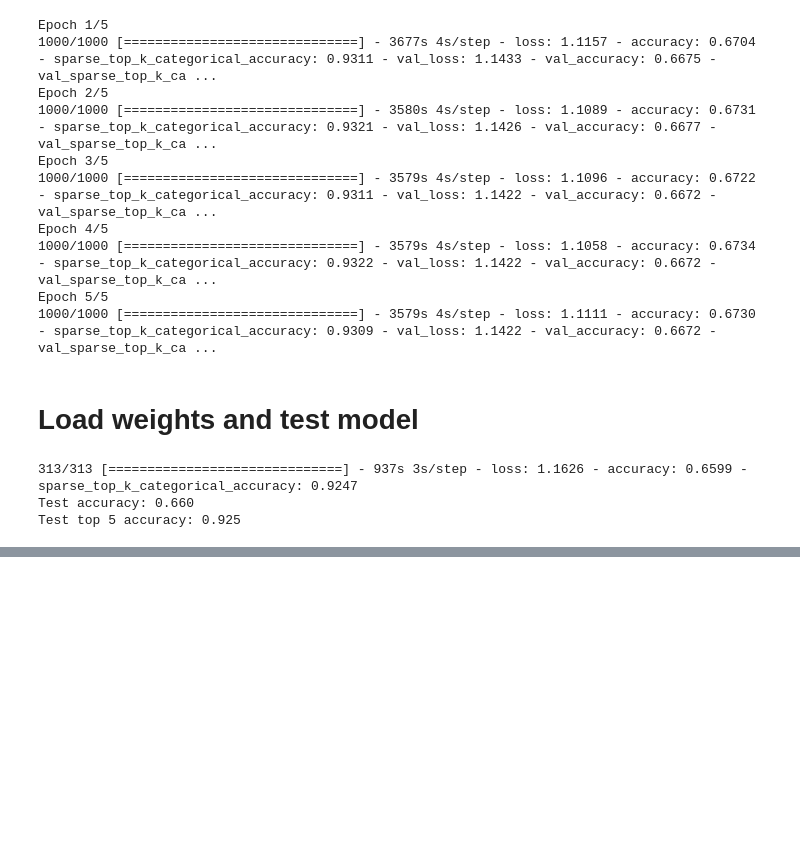
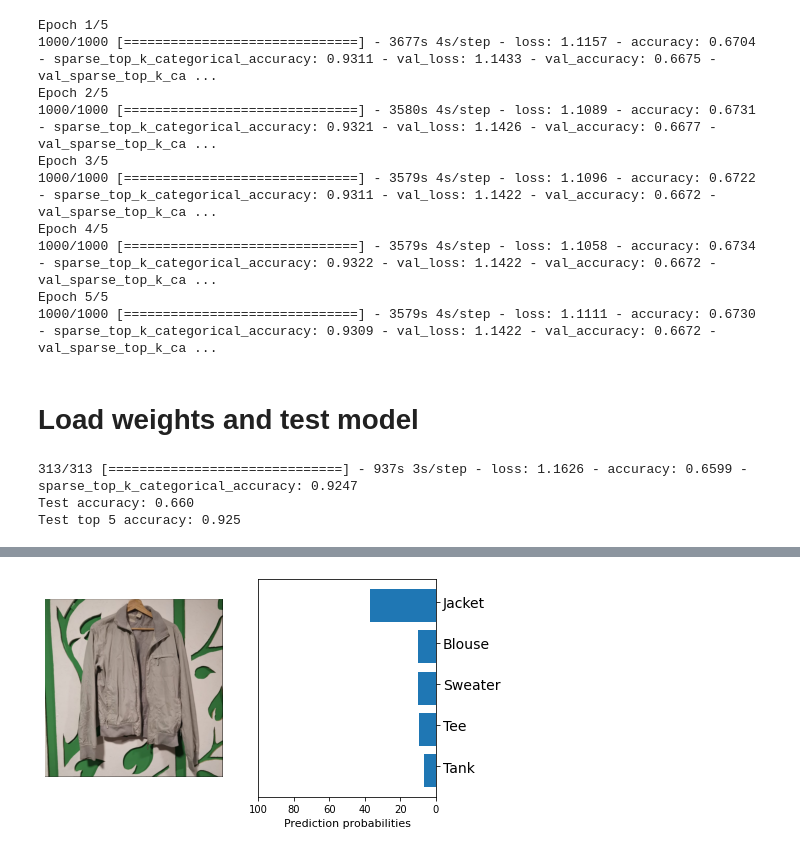
Before and after one commit to andrei-micuda/TheWardrobeVue, a Jupyter notebook: ClothesClassification.ipynb, the cells around one changed output, grey strips where cells are left out. Cells and saved outputs as stored; diff of their text form; code cells hidden in the pictures; blank space fills up the shorter version.

```diff
--- a/ClothesClassification.ipynb
+++ b/ClothesClassification.ipynb
@@ -481,0 +565,7 @@ Test top 5 accuracy: 0.925
+# %%
+image = load_local_image("/content/jacket.png")
+
+logits = model(image)
+show_preds(logits, image[0])
+# %% [output]
+[figure, added]
```
Also changed, not shown: parts of 4 cells of this notebook.
